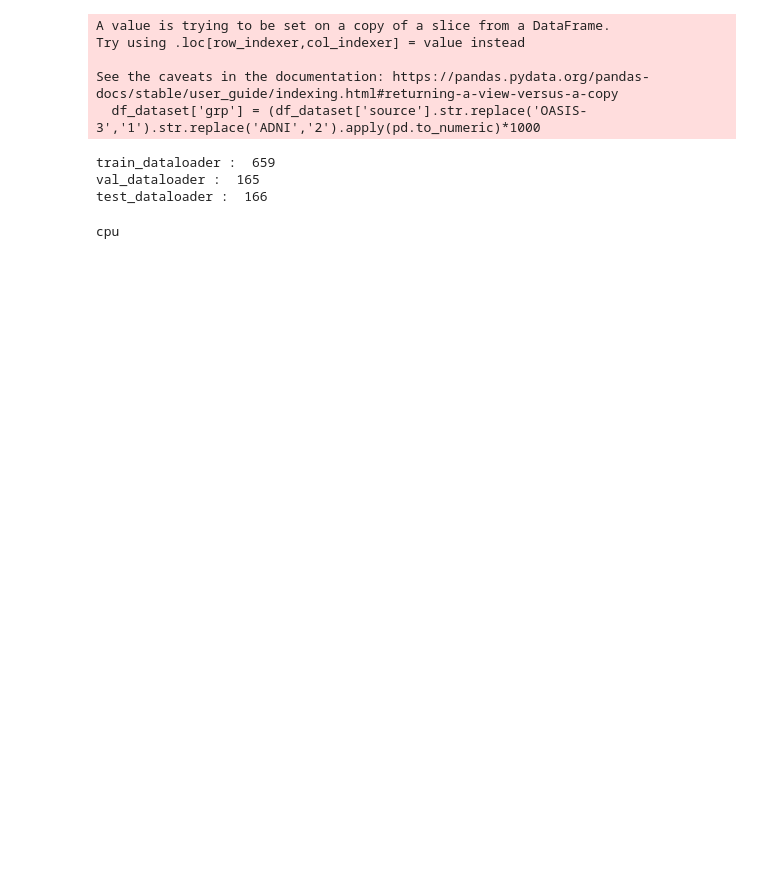
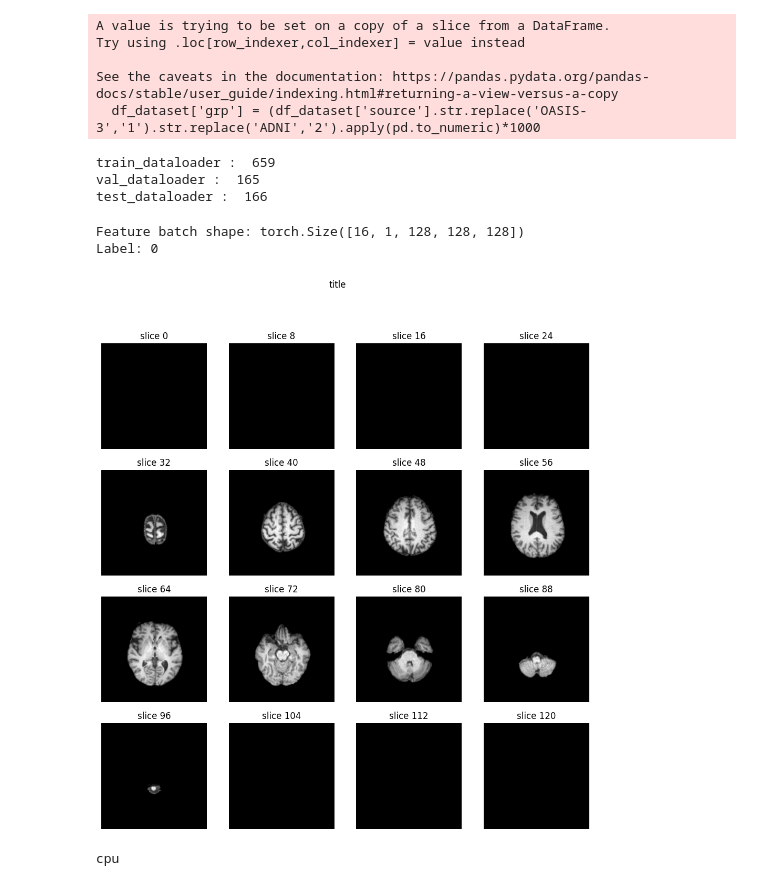
Before and after one commit to tourbut/BrainMR_MCI, a Jupyter notebook: notebook_main.ipynb, the cells around one changed output. Saved outputs shown, nothing was run; the diff lists cells and outputs as text; code cells hidden in the pictures; blank space fills up the shorter version.

```diff
--- a/notebook_main.ipynb
+++ b/notebook_main.ipynb
@@ -49,6 +50,17 @@ print('test_dataloader : ',len(test_dataloader.dataset))
 train_dataloader :  659
 val_dataloader :  165
 test_dataloader :  166
+# %%
+train_features, train_labels = next(iter(train_dataloader))
+print(f"Feature batch shape: {train_features.size()}")
+img = train_features[0].squeeze()
+label = train_labels[0]
+print(f"Label: {label}")
+utils.stack_plot(img,rows=4,cols=4,start_with=0,show_every=8)
+# %% [output]
+Feature batch shape: torch.Size([16, 1, 128, 128, 128])
+Label: 0
+[figure, added]
 # %%
 device = torch.device("cuda:0" if torch.cuda.is_available() else "cpu")
 print(device)
```
Also changed, not shown: parts of 5 cells of this notebook, 3 other files.
